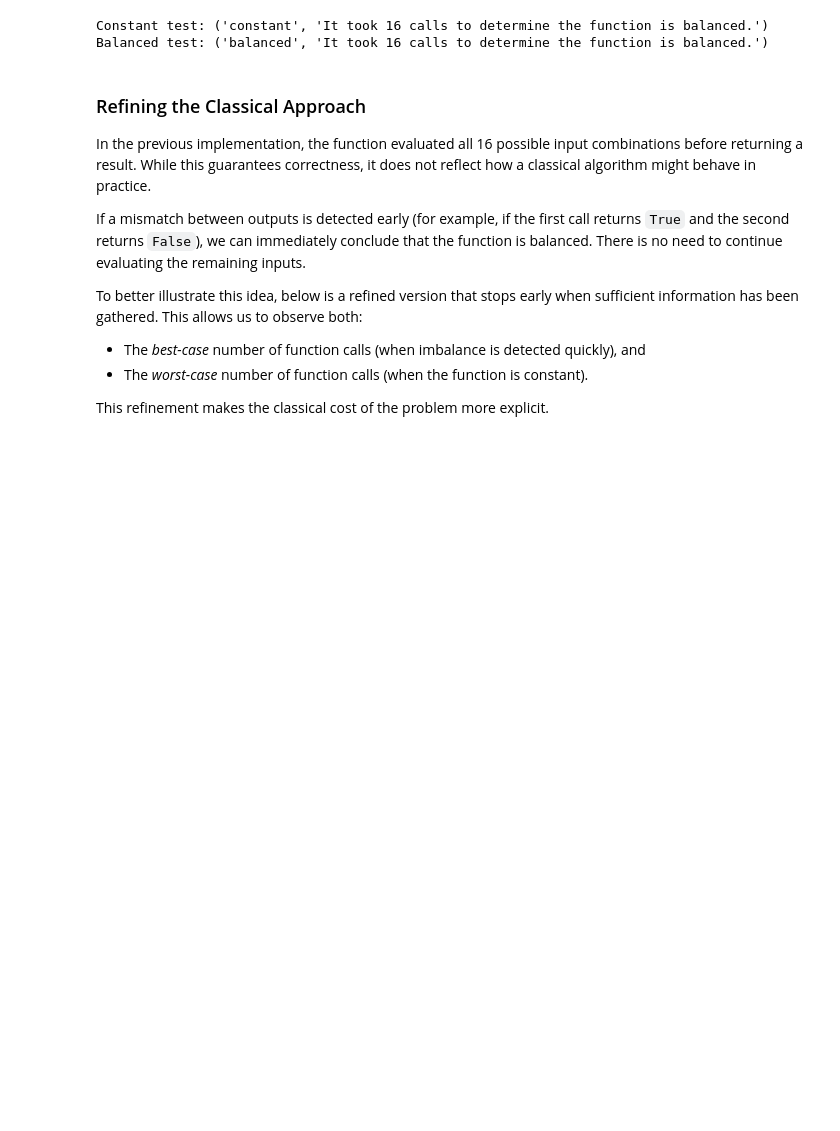
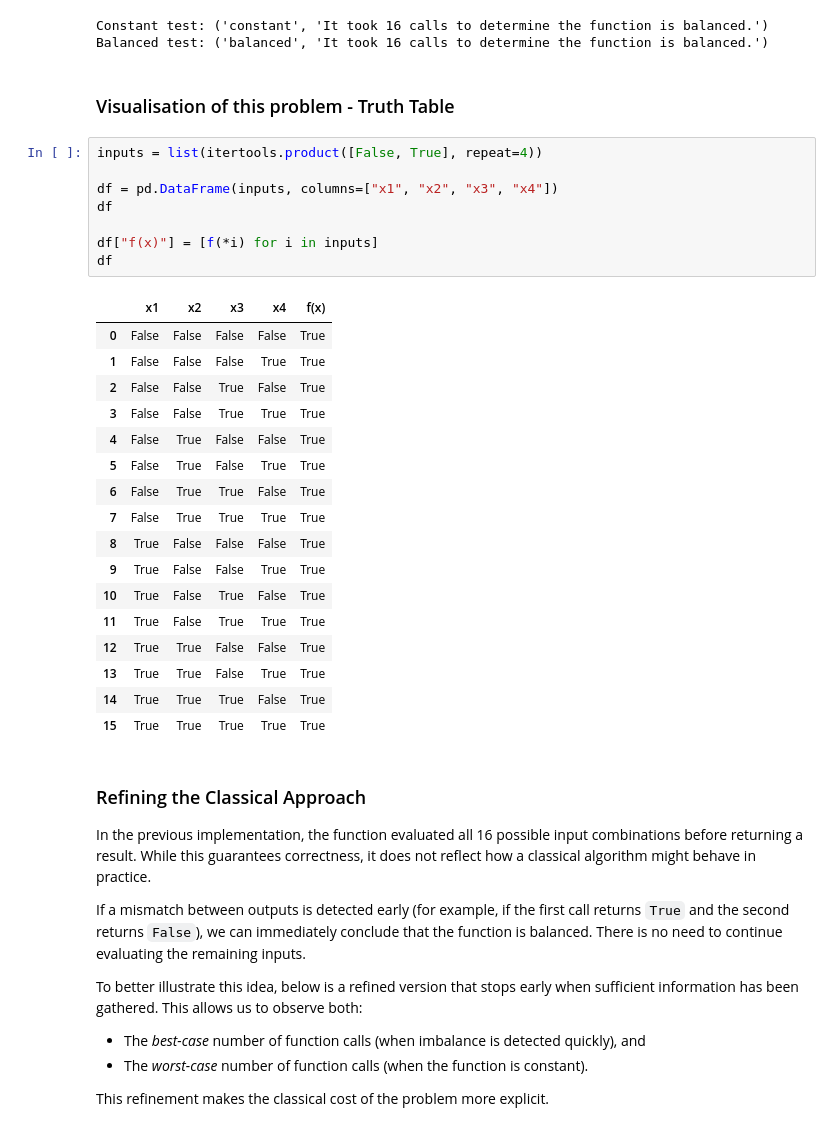
Before and after one commit to norakeavney/emerging-technologies, a Jupyter notebook: problems.ipynb, the cells around one changed output. Cells and saved outputs as stored; diff of their text form; blank space fills up the shorter version.

```diff
--- a/problems.ipynb
+++ b/problems.ipynb
@@ -303,6 +338,34 @@ print("Balanced test:", determine_constant_balanced(balanced_example))
 # %% [output]
 Constant test: ('constant', 'It took 16 calls to determine the function is balanced.')
 Balanced test: ('balanced', 'It took 16 calls to determine the function is balanced.')
+# %% [markdown]
+### Visualisation of this problem - Truth Table
+# %%
+inputs = list(itertools.product([False, True], repeat=4))
+
+df = pd.DataFrame(inputs, columns=["x1", "x2", "x3", "x4"])
+df
+
+df["f(x)"] = [f(*i) for i in inputs]
+df
+# %% [output]
+|  | x1 | x2 | x3 | x4 | f(x) |
+| 0 | False | False | False | False | True |
+| 1 | False | False | False | True | True |
+| 2 | False | False | True | False | True |
+| 3 | False | False | True | True | True |
+| 4 | False | True | False | False | True |
+| 5 | False | True | False | True | True |
+| 6 | False | True | True | False | True |
+| 7 | False | True | True | True | True |
+| 8 | True | False | False | False | True |
+| 9 | True | False | False | True | True |
+| 10 | True | False | True | False | True |
+| 11 | True | False | True | True | True |
+| 12 | True | True | False | False | True |
+| 13 | True | True | False | True | True |
+| 14 | True | True | True | False | True |
+| 15 | True | True | True | True | True |
 # %% [markdown]
 ### Refining the Classical Approach
 
```
Also changed, not shown: parts of 6 cells of this notebook, 1 other file.
